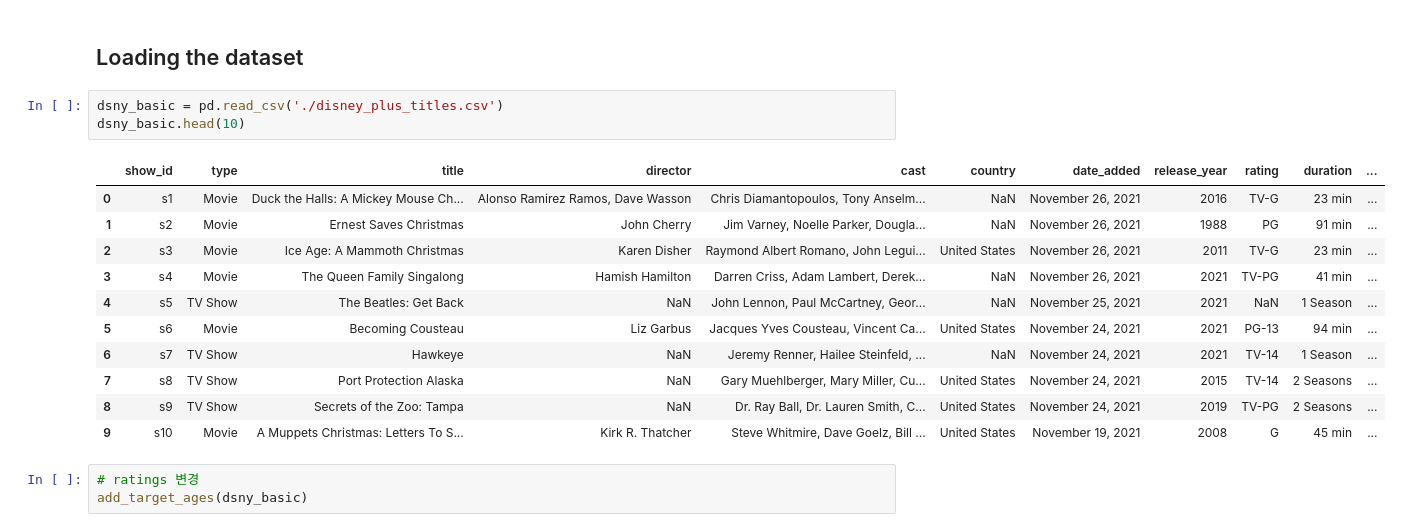
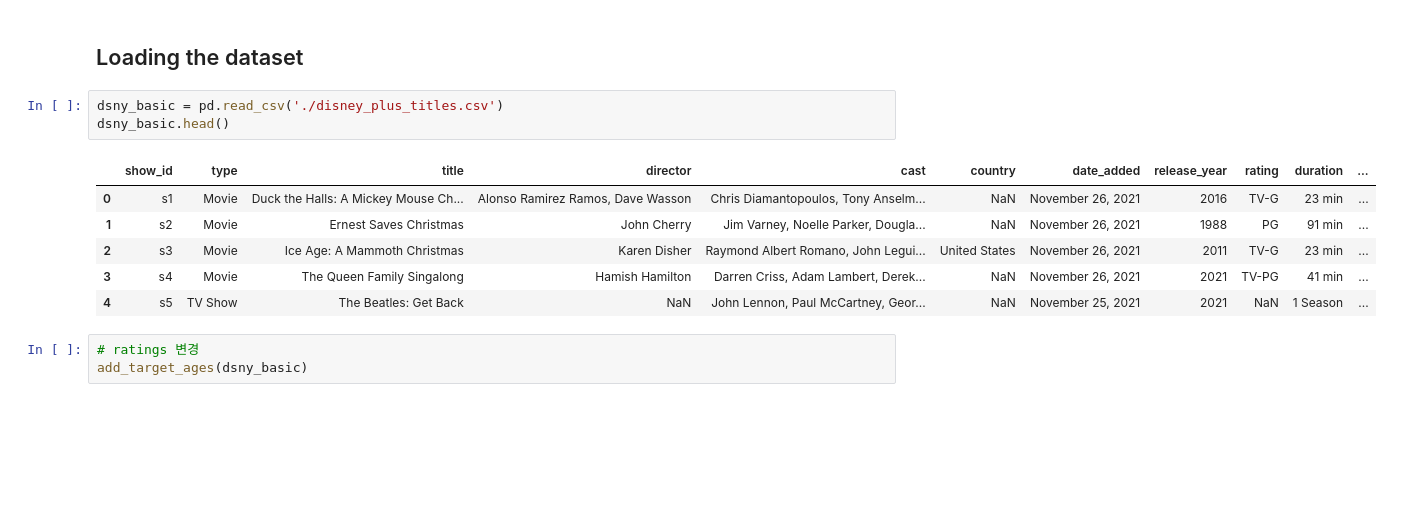
Before and after one commit to Yeyeong99/Aiffel_Datathon, a Jupyter notebook: 4 ott basic eda 1.ipynb, the cells around one changed output. Saved outputs shown, nothing was run; the diff lists cells and outputs as text; blank space fills up the shorter version.

```diff
--- a/4 ott basic eda 1.ipynb
+++ b/4 ott basic eda 1.ipynb
@@ -295,19 +297,14 @@ age_genre_heatmap(net_tv)
 ## Loading the dataset
 # %%
 dsny_basic = pd.read_csv('./disney_plus_titles.csv')
-dsny_basic.head(10)
+dsny_basic.head()
 # %% [output]
 |  | show_id | type | title | director | cast | country | date_added | release_year | rating | duration | ... |
 | 0 | s1 | Movie | Duck the Halls: A Mickey Mouse Ch... | Alonso Ramirez Ramos, Dave Wasson | Chris Diamantopoulos, Tony Anselm... | NaN | November 26, 2021 | 2016 | TV-G | 23 min | ... |
 | 1 | s2 | Movie | Ernest Saves Christmas | John Cherry | Jim Varney, Noelle Parker, Dougla... | NaN | November 26, 2021 | 1988 | PG | 91 min | ... |
 | 2 | s3 | Movie | Ice Age: A Mammoth Christmas | Karen Disher | Raymond Albert Romano, John Legui... | United States | November 26, 2021 | 2011 | TV-G | 23 min | ... |
 | 3 | s4 | Movie | The Queen Family Singalong | Hamish Hamilton | Darren Criss, Adam Lambert, Derek... | NaN | November 26, 2021 | 2021 | TV-PG | 41 min | ... |
 | 4 | s5 | TV Show | The Beatles: Get Back | NaN | John Lennon, Paul McCartney, Geor... | NaN | November 25, 2021 | 2021 | NaN | 1 Season | ... |
-| 5 | s6 | Movie | Becoming Cousteau | Liz Garbus | Jacques Yves Cousteau, Vincent Ca... | United States | November 24, 2021 | 2021 | PG-13 | 94 min | ... |
-| 6 | s7 | TV Show | Hawkeye | NaN | Jeremy Renner, Hailee Steinfeld, ... | NaN | November 24, 2021 | 2021 | TV-14 | 1 Season | ... |
-| 7 | s8 | TV Show | Port Protection Alaska | NaN | Gary Muehlberger, Mary Miller, Cu... | United States | November 24, 2021 | 2015 | TV-14 | 2 Seasons | ... |
-| 8 | s9 | TV Show | Secrets of the Zoo: Tampa | NaN | Dr. Ray Ball, Dr. Lauren Smith, C... | United States | November 24, 2021 | 2019 | TV-PG | 2 Seasons | ... |
-| 9 | s10 | Movie | A Muppets Christmas: Letters To S... | Kirk R. Thatcher | Steve Whitmire, Dave Goelz, Bill ... | United States | November 19, 2021 | 2008 | G | 45 min | ... |
 # %%
 # ratings 변경
 add_target_ages(dsny_basic)
```
Also changed, not shown: parts of 29 cells of this notebook.
